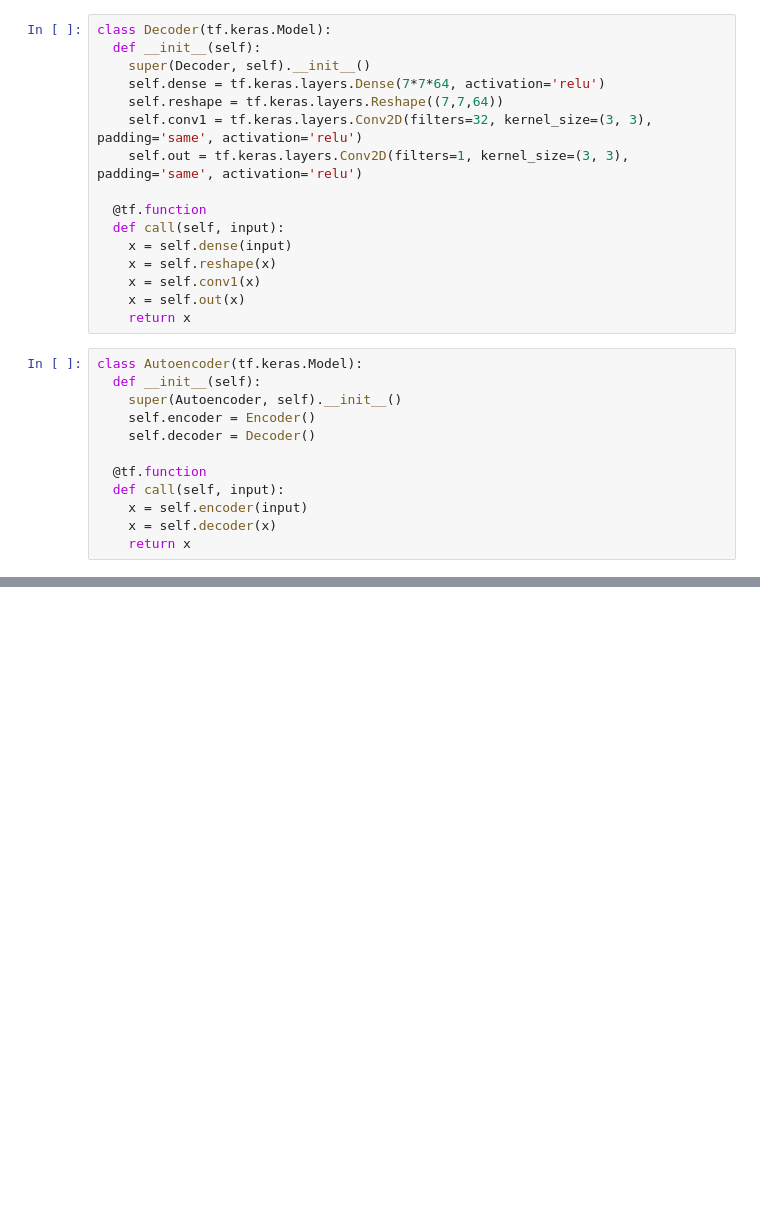
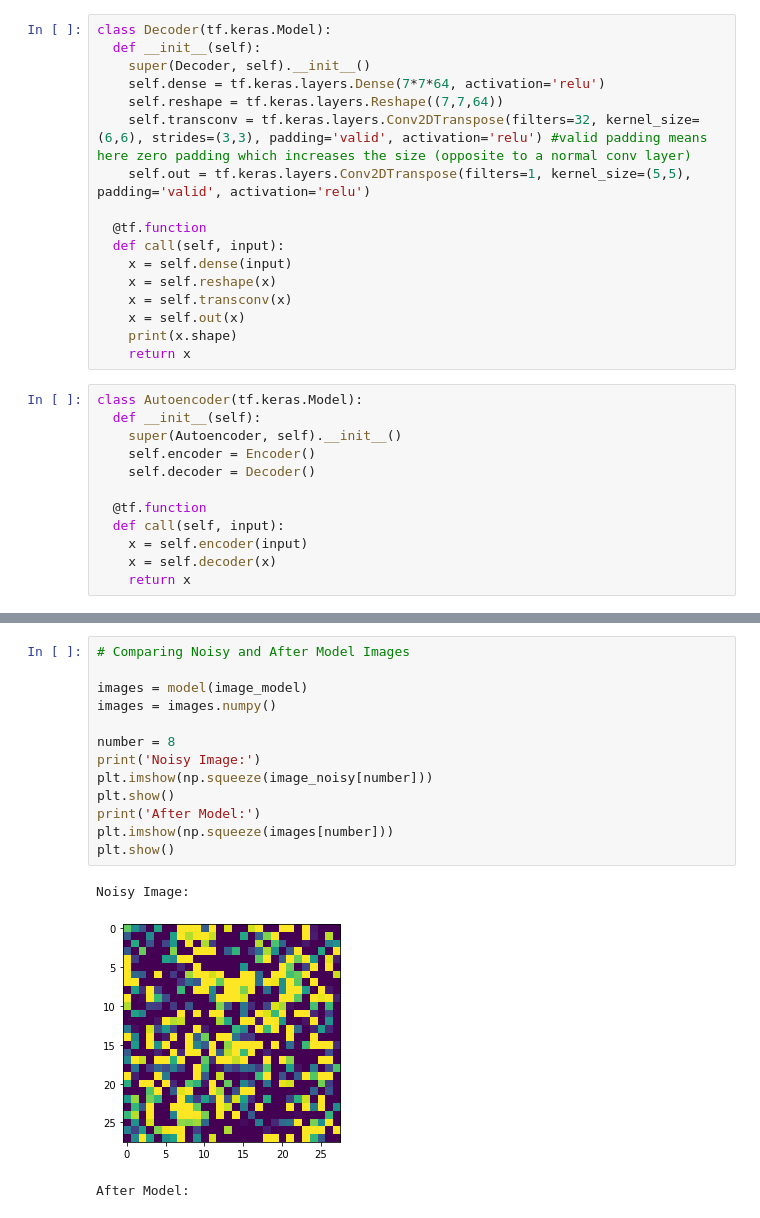
Before and after one commit to juelha/IANNWTF, a Jupyter notebook: hw08_Sabine.ipynb, the cells around one changed output, grey strips where cells are left out. Cells and saved outputs as stored; diff of their text form; blank space fills up the shorter version.

Commit message:
Embedding space visualisations

```diff
--- a/hw08_Sabine.ipynb
+++ b/hw08_Sabine.ipynb
@@ -83,15 +106,16 @@ class Decoder(tf.keras.Model):
     super(Decoder, self).__init__()
     self.dense = tf.keras.layers.Dense(7*7*64, activation='relu')
     self.reshape = tf.keras.layers.Reshape((7,7,64))
-    self.conv1 = tf.keras.layers.Conv2D(filters=32, kernel_size=(3, 3), padding='same', activation='relu')
-    self.out = tf.keras.layers.Conv2D(filters=1, kernel_size=(3, 3), padding='same', activation='relu')
+    self.transconv = tf.keras.layers.Conv2DTranspose(filters=32, kernel_size=(6,6), strides=(3,3), padding='valid', activation='relu') #valid padding means here zero padding which increases the size (opposite to a normal conv layer)
+    self.out = tf.keras.layers.Conv2DTranspose(filters=1, kernel_size=(5,5), padding='valid', activation='relu')
 
   @tf.function
   def call(self, input):
     x = self.dense(input)
     x = self.reshape(x)
-    x = self.conv1(x)
+    x = self.transconv(x)
     x = self.out(x)
+    print(x.shape)
     return x
 # %%
 class Autoencoder(tf.keras.Model):
@@ -110,0 +231,17 @@ out = model(train_data)
+# %%
+# Comparing Noisy and After Model Images
+
+images = model(image_model)
+images = images.numpy()
+
+number = 8
+print('Noisy Image:')
+plt.imshow(np.squeeze(image_noisy[number]))
+plt.show()
+print('After Model:')
+plt.imshow(np.squeeze(images[number]))
+plt.show()
+# %% [output]
+Noisy Image:
+[figure, added]
+After Model:
```
Also changed, not shown: parts of 8 cells of this notebook.
